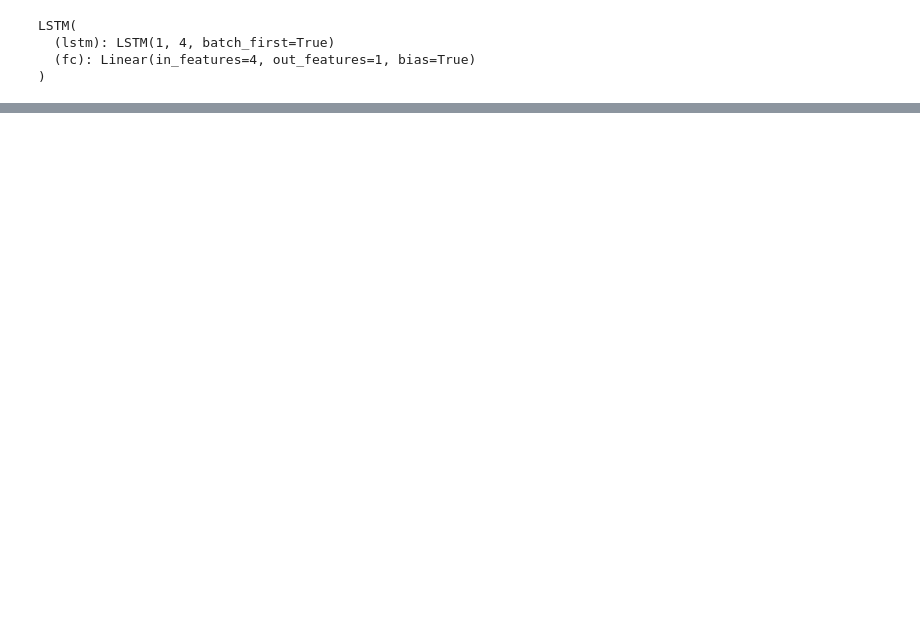
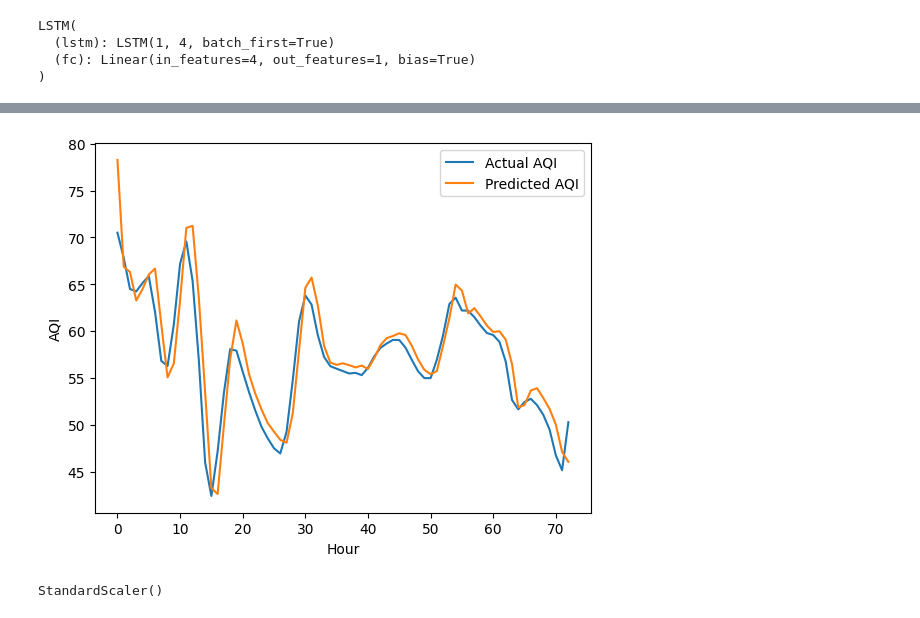
Before and after one commit to timothyafolami/Punjabaoi-Air-Quality-Prediction, a Jupyter notebook: LSTM_with_Pytorch.ipynb, the cells around one changed output, grey strips where cells are left out. Cells and saved outputs as stored; diff of their text form; code cells hidden in the pictures; blank space fills up the shorter version.

```diff
--- a/LSTM_with_Pytorch.ipynb
+++ b/LSTM_with_Pytorch.ipynb
@@ -440,0 +534,2 @@ torch.save(model.state_dict(), "lstm_model.pt")  # Replace "lstm_model.pt" with
+# %%
+loader, x, y = model_data(d[['date', 'AQI']])
@@ -440,0 +550,2 @@ torch.save(model.state_dict(), "lstm_model.pt")  # Replace "lstm_model.pt" with
+# %%
+predictions, y = predict(loader)
@@ -440,0 +592,34 @@ torch.save(model.state_dict(), "lstm_model.pt")  # Replace "lstm_model.pt" with
+# %%
+# a function for making plot
+def make_plot(predictions, y):
+    scaler = joblib.load('target_scaler.pkl')
+    predictions = torch.cat(predictions).cpu().numpy().flatten()
+    y = torch.cat(y).cpu().numpy().flatten()
+
+    dummies = np.zeros((len(predictions), lookback+1))
+    dummies[:, 0] = predictions
+    dummies = scaler.inverse_transform(dummies)
+
+    predictions = dc(dummies[:, 0])
+
+    dummies = np.zeros((len(y), lookback+1))
+    dummies[:, 0] = y.flatten()
+    dummies = scaler.inverse_transform(dummies)
+
+    new_y = dc(dummies[:, 0])
+
+    plt.plot(new_y, label='Actual AQI')
+    plt.plot(predictions, label='Predicted AQI')
+    plt.xlabel('Hour')
+    plt.ylabel('AQI')
+    plt.legend()
+    plt.show()
+# %%
+make_plot(predictions, y)
+# %% [output]
+[figure, added]
+# %%
+data_scaler = joblib.load('data_scaler.pkl')
+data_scaler
+# %% [output]
+StandardScaler()
```
Also changed, not shown: parts of 39 cells of this notebook, 8 other files.
